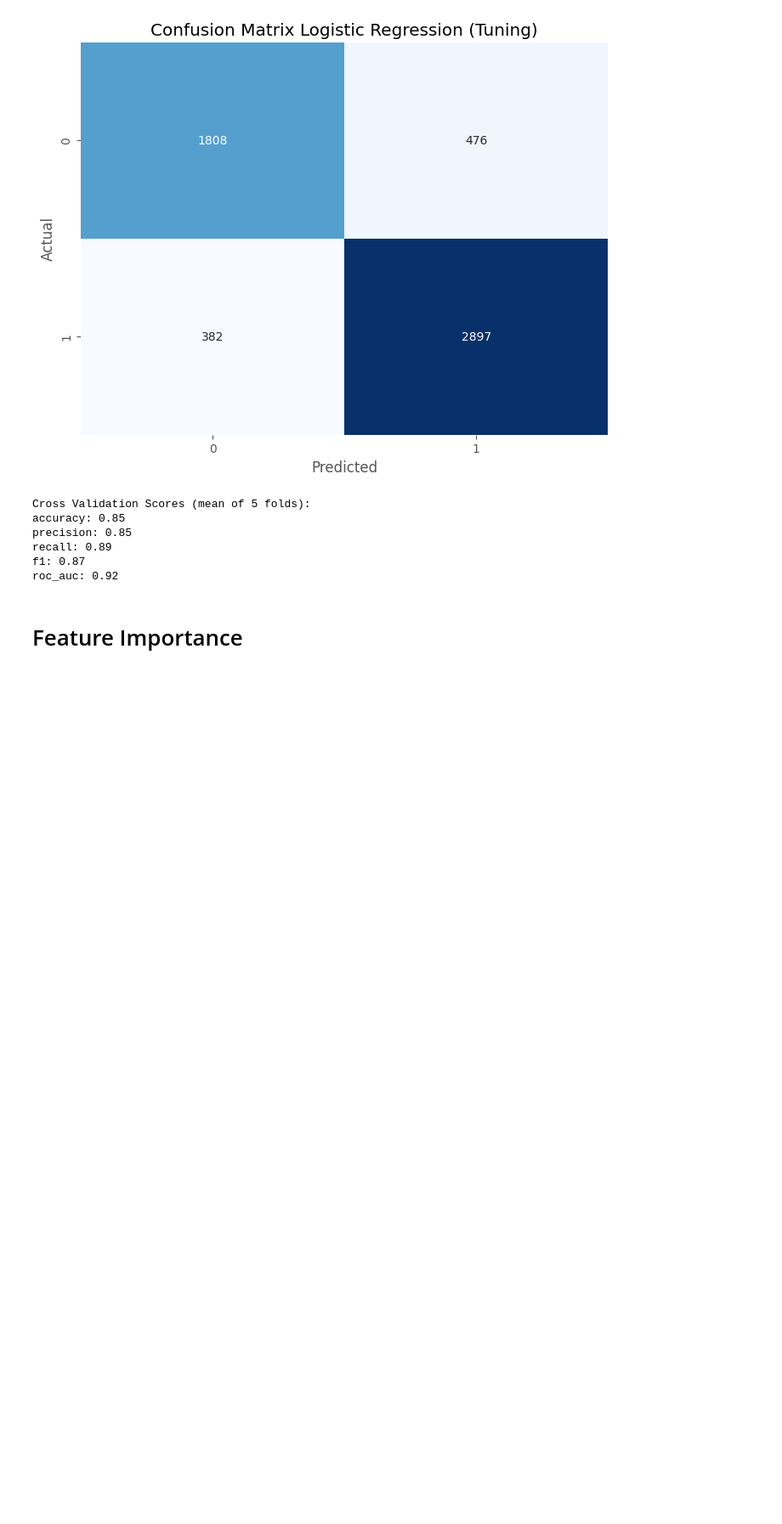
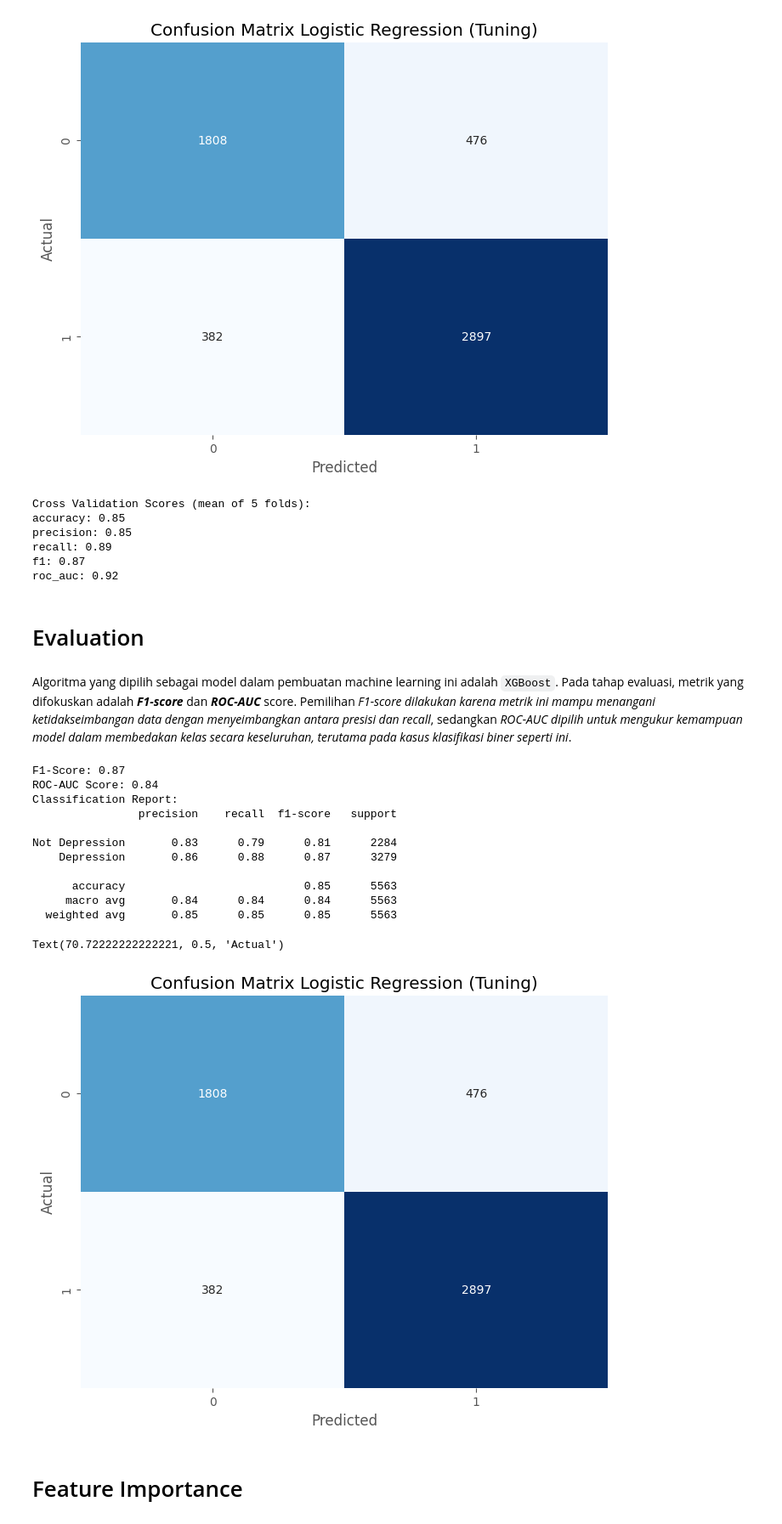
Before and after one commit to rajwaAth/Predicting-Student-Depression, a Jupyter notebook: StudentDepression.ipynb, the cells around one changed output. Shown at 85% size. Cells and saved outputs as stored; diff of their text form; code cells hidden in the pictures; blank space fills up the shorter version.

```diff
--- a/StudentDepression.ipynb
+++ b/StudentDepression.ipynb
@@ -88,2 +103,11 @@ Selain itu terdapat pula kolom `Financial Stress` yang bertipe data **object** y
 df = df.drop('id', axis=1)
 df['Financial Stress'] = pd.to_numeric(df['Financial Stress'], errors='coerce')
+# %%
+# lakukan deskripsi data ulang
+ListofDecs = []
+
+for i in df.columns:
+  ListofDecs.append([i, df[i].dtype, df.shape[0], df[i].isna().sum(), round((df[i].isna().sum()/df.shape[0])*100, 2), df[i].nunique(), df[i].unique()[:5]])
+
+df_decs = pd.DataFrame(ListofDecs, columns=['column', 'type', 'total row', 'null', 'percentage null', 'number of unique value', 'sample unique value'])
+df_decs
@@ -776,6 +872,40 @@ precision: 0.85
 recall: 0.89
 f1: 0.87
 roc_auc: 0.92
+# %% [markdown]
+# Evaluation
+# %% [markdown]
+Algoritma yang dipilih sebagai model dalam pembuatan machine learning ini adalah `XGBoost`. Pada tahap evaluasi, metrik yang difokuskan adalah ***F1-score*** dan ***ROC-AUC*** score. Pemilihan *F1-score dilakukan karena metrik ini mampu menangani ketidakseimbangan data dengan menyeimbangkan antara presisi dan recall*, sedangkan *ROC-AUC dipilih untuk mengukur kemampuan model dalam membedakan kelas secara keseluruhan, terutama pada kasus klasifikasi biner seperti ini*.
+# %%
+y_pred_test = model_tuning_LR.predict(X_test)
+f1_test = round(f1_score(y_test, y_pred_test),2)
+roc_test = round(roc_auc_score(y_test, y_pred_test),2)
+resume = classification_report(y_test, y_pred_test, target_names=['Not Depression', 'Depression'])
+
+print(f'F1-Score: {f1_test}')
+print(f'ROC-AUC Score: {roc_test}')
+print(f'Classification Report:\n{resume}')
+
+cm = confusion_matrix(y_test, y_pred_test)
+plt.figure(figsize=(8, 6))
+sns.heatmap(cm, annot=True, fmt='d', cmap='Blues', cbar=False)
+plt.title('Confusion Matrix Logistic Regression (Tuning)')
+plt.xlabel('Predicted')
+plt.ylabel('Actual')
+# %% [output]
+F1-Score: 0.87
+ROC-AUC Score: 0.84
+Classification Report:
+                precision    recall  f1-score   support
+
+Not Depression       0.83      0.79      0.81      2284
+    Depression       0.86      0.88      0.87      3279
+
+      accuracy                           0.85      5563
+     macro avg       0.84      0.84      0.84      5563
+  weighted avg       0.85      0.85      0.85      5563
+Text(70.72222222222221, 0.5, 'Actual')
+[figure, added]
 # %% [markdown]
 # Feature Importance
 # %%
```
Also changed, not shown: parts of 48 cells of this notebook, 8 other files.
